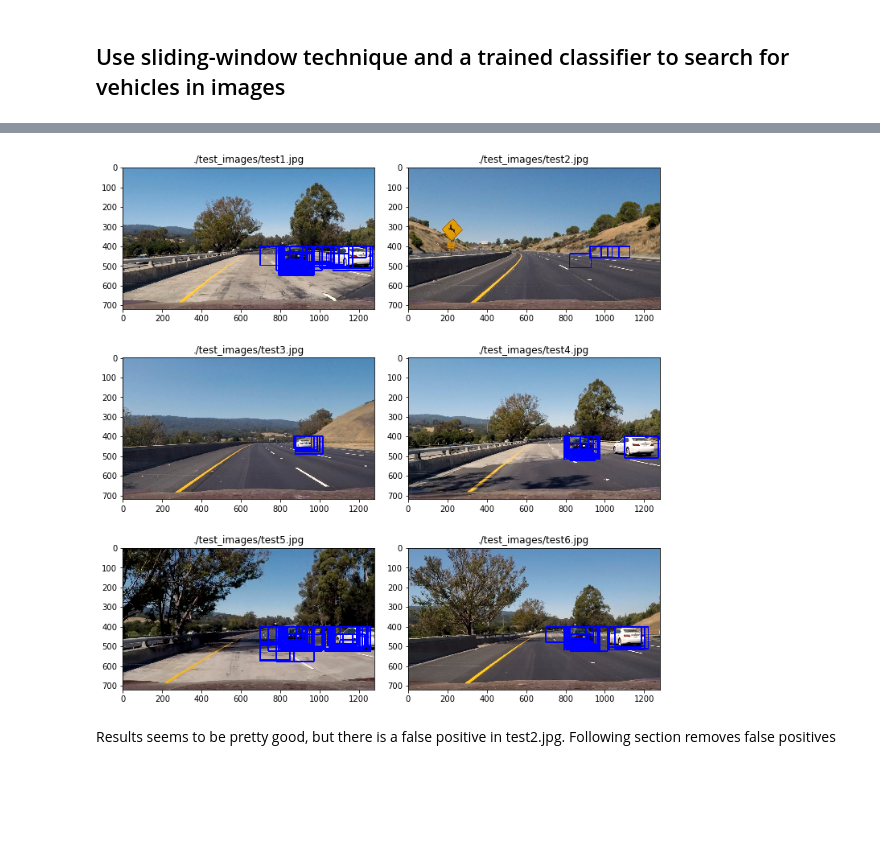
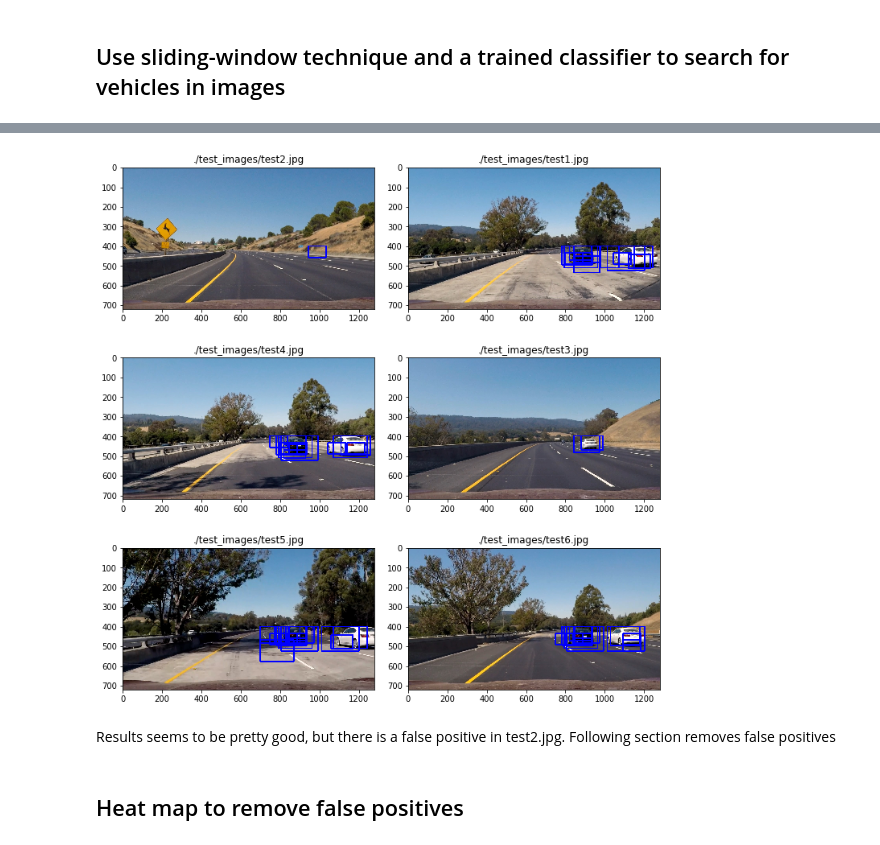
Before and after one commit to gajendr-nikhil/Computer-Vision, a Jupyter notebook: Vehicle-Detection-and-Tracking/Vehicle-Detection-and-Tracking.ipynb, the cells around one changed output, grey strips where cells are left out. Saved outputs shown, nothing was run; the diff lists cells and outputs as text; code cells hidden in the pictures; blank space fills up the shorter version.

```diff
--- a/Vehicle-Detection-and-Tracking/Vehicle-Detection-and-Tracking.ipynb
+++ b/Vehicle-Detection-and-Tracking/Vehicle-Detection-and-Tracking.ipynb
@@ -80,7 +82,8 @@ def extract_features(imgs, color_space='RGB', spatial_size=(32, 32),
                 feature_image = cv2.cvtColor(img, cv2.COLOR_RGB2YUV)
             elif color_space == 'YCrCb':
                 feature_image = cv2.cvtColor(img, cv2.COLOR_RGB2YCrCb)
-        else: feature_image = np.copy(img)
+        else:
+            feature_image = np.copy(img)
         # Compute spatial features
         spatial_features = bin_spatial(feature_image, size=spatial_size)
         # Compute histogram features
@@ -116,7 +119,7 @@ spatial_size = (32, 32)
 hist_bins = 32
 hist_range = (0, 256)
 
-color_space = 'HSV' # Can be RGB, HSV, LUV, HLS, YUV, YCrCb
+color_space = 'HLS' # Can be RGB, HSV, LUV, HLS, YUV, YCrCb
 orient = 9
 pix_per_cell = 8
 cell_per_block = 2
@@ -355,12 +353,13 @@ axs = axs.ravel()
 f.tight_layout()
 
 
-start, stop, step = 90, 191, 10
+start, stop, step = 90, 191, 20
 xy_window = [(n, int(n * 0.65)) for n in range(start, stop, step)]
 ystart = 400
 overlap = 1.65
 y_start_stop = [(ystart, ystart + n + 2 * step) for n in range(start, stop, step)]
-xy_overlap = [((overlap * n) / ystart, (overlap * n) / ystart) for n in range(start, stop, step)]
+# xy_overlap = [((overlap * n) / ystart, (overlap * n) / ystart) for n in range(start, stop, step)]
+xy_overlap = [(0.45, 0.4) for _ in range(start, stop, step)]
 
 images = glob.glob('./test_images/*.jpg')
 for j, file in enumerate(images):
@@ -373,7 +372,7 @@ for j, file in enumerate(images):
         # windows += slide_window(image, y_start_stop=y_start_stop[i], xy_window=xy_window[i], xy_overlap=xy_overlap[i])
         windows += slide_window(image, x_start_stop=[700, None], y_start_stop=y_start_stop[i], xy_window=xy_window[i], xy_overlap=xy_overlap[i])
 
-    car_windows = search_windows(image, windows, svc, X_scaler, color_space='HSV',
+    car_windows = search_windows(image, windows, svc, X_scaler, color_space='HLS',
                              spatial_size=spatial_size, hist_bins=hist_bins,
                              hist_range=hist_range, orient=orient,
                              pix_per_cell=pix_per_cell, cell_per_block=cell_per_block,
@@ -387,4 +384,6 @@ for j, file in enumerate(images):
-[figure, old version]
+[figure, new version]
 # %% [markdown]
 Results seems to be pretty good, but there is a false positive in test2.jpg.
 Following section removes false positives
+# %% [markdown]
+## Heat map to remove false positives
```
Also changed, not shown: parts of 12 cells of this notebook.
